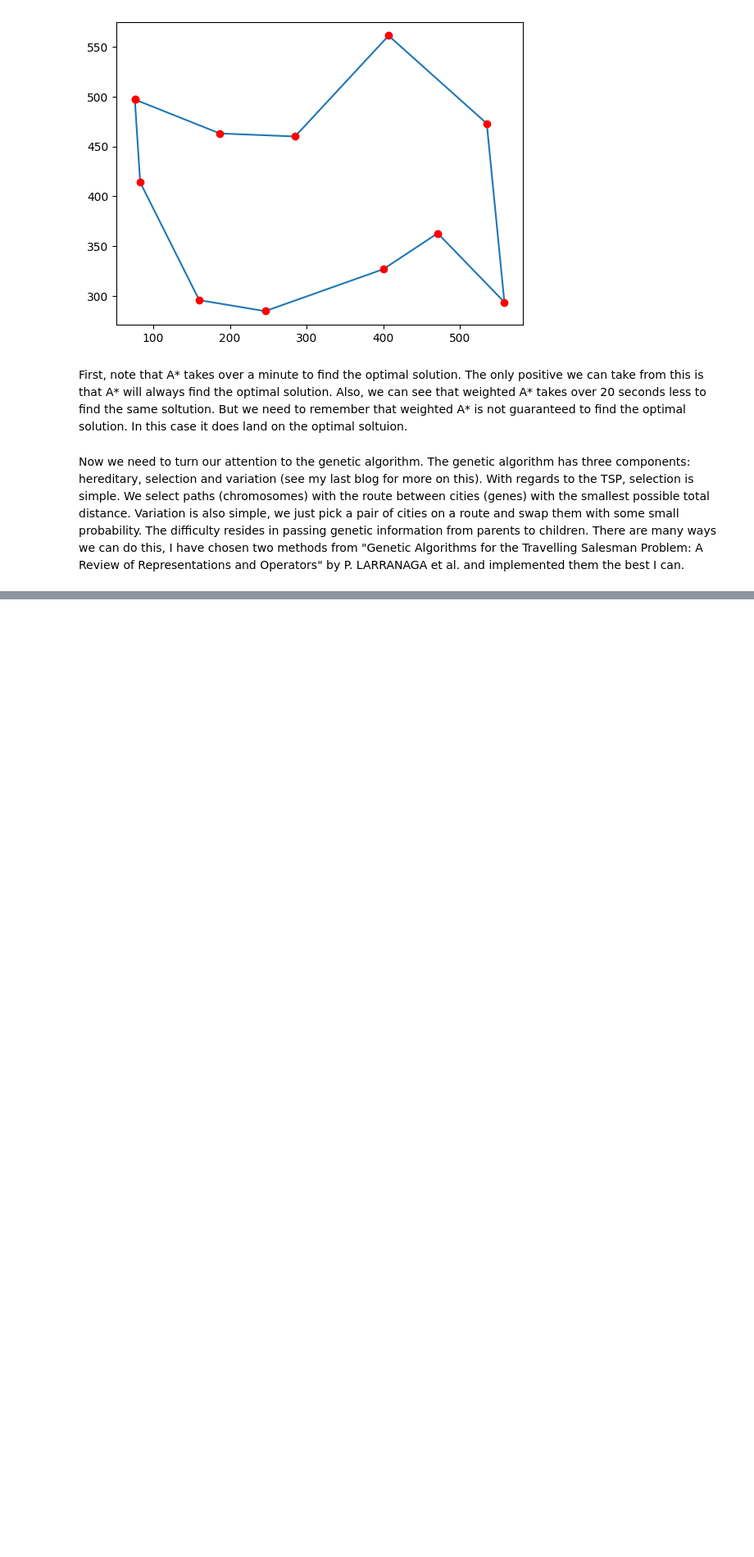
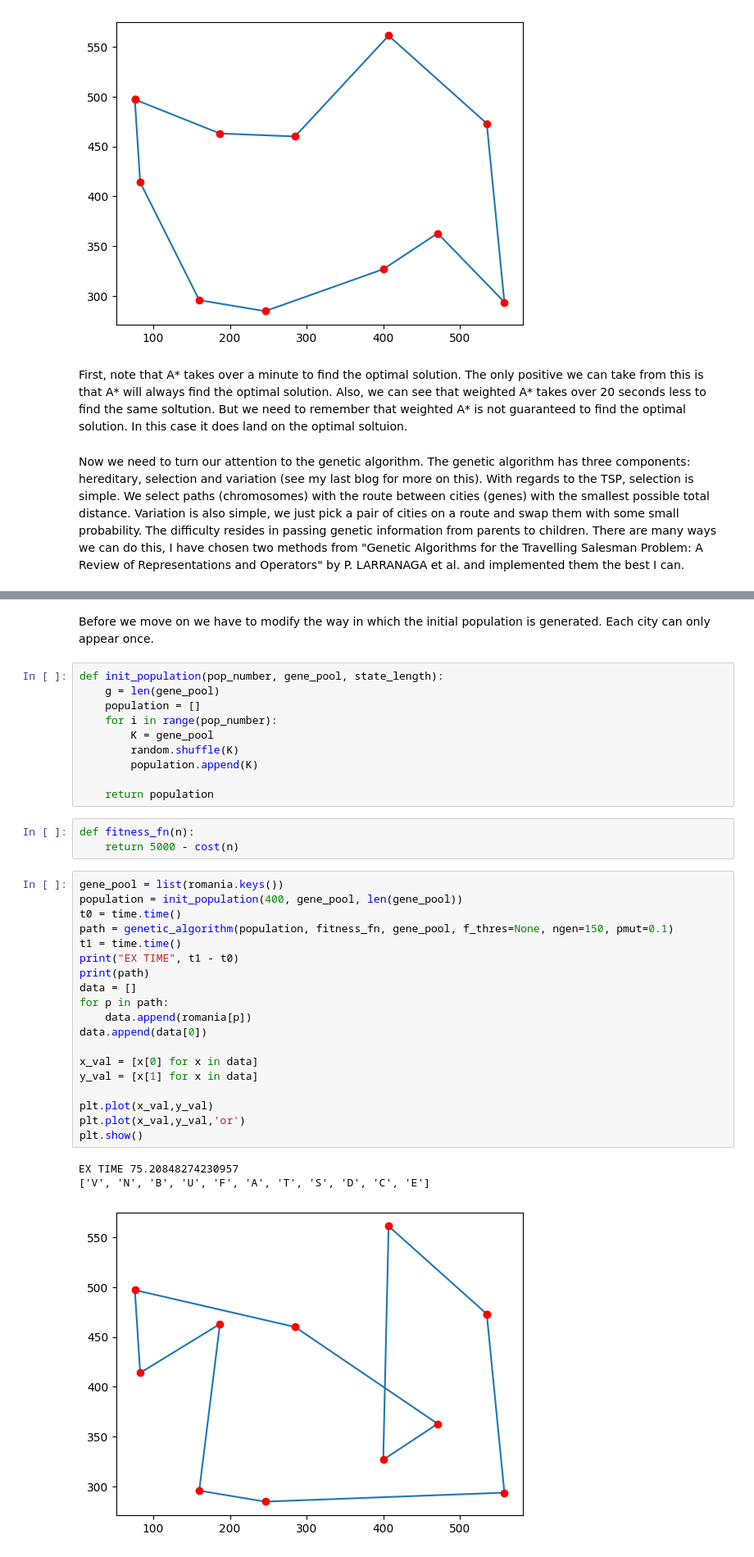
Before and after one commit to hmp-anthony/AIMA, a Jupyter notebook: compare_hillclimbing_astar_and_genetic.ipynb, the cells around one changed output, grey strips where cells are left out. Shown at 82% size. Cells and saved outputs as stored; diff of their text form; blank space fills up the shorter version.

Commit message:
genetic algorithm completed

```diff
--- a/compare_hillclimbing_astar_and_genetic.ipynb
+++ b/compare_hillclimbing_astar_and_genetic.ipynb
@@ -308,0 +413,38 @@ Now we need to turn our attention to the genetic algorithm. The genetic algorith
+# %% [markdown]
+Before we move on we have to modify the way in which the initial population is generated. Each city can only appear once.
+# %%
+def init_population(pop_number, gene_pool, state_length):
+    g = len(gene_pool)
+    population = []
+    for i in range(pop_number):
+        K = gene_pool
+        random.shuffle(K)
+        population.append(K)
+
+    return population
+# %%
+def fitness_fn(n):
+    return 5000 - cost(n)
+# %%
+gene_pool = list(romania.keys())
+population = init_population(400, gene_pool, len(gene_pool))
+t0 = time.time()
+path = genetic_algorithm(population, fitness_fn, gene_pool, f_thres=None, ngen=150, pmut=0.1)
+t1 = time.time()
+print("EX TIME", t1 - t0)
+print(path)
+data = []
+for p in path:
+    data.append(romania[p])
+data.append(data[0])
+
+x_val = [x[0] for x in data]
+y_val = [x[1] for x in data]
+
+plt.plot(x_val,y_val)
+plt.plot(x_val,y_val,'or')
+plt.show()
+# %% [output]
+EX TIME 75.20848274230957
+['V', 'N', 'B', 'U', 'F', 'A', 'T', 'S', 'D', 'C', 'E']
+[figure, added]
```
Also changed, not shown: parts of 1 cell of this notebook.
